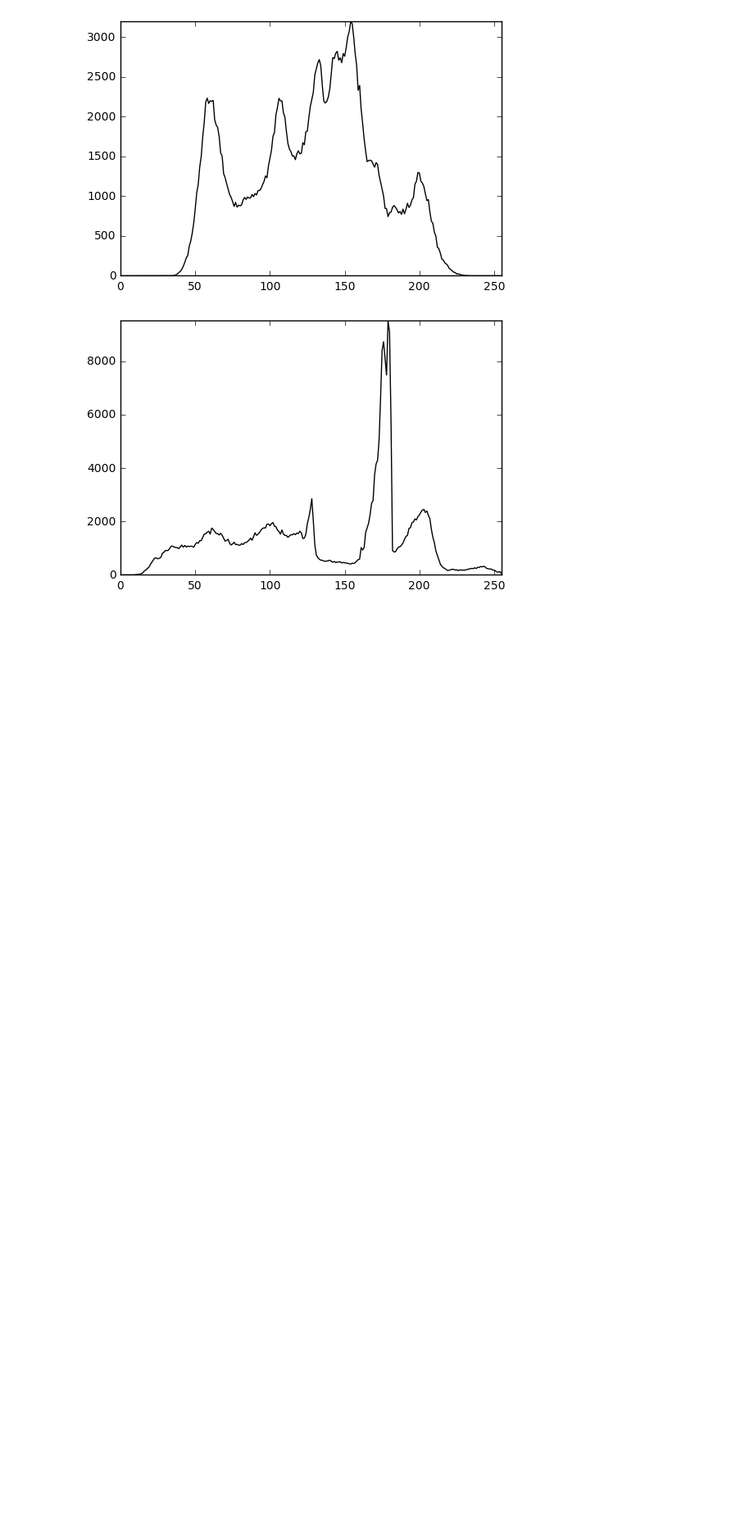
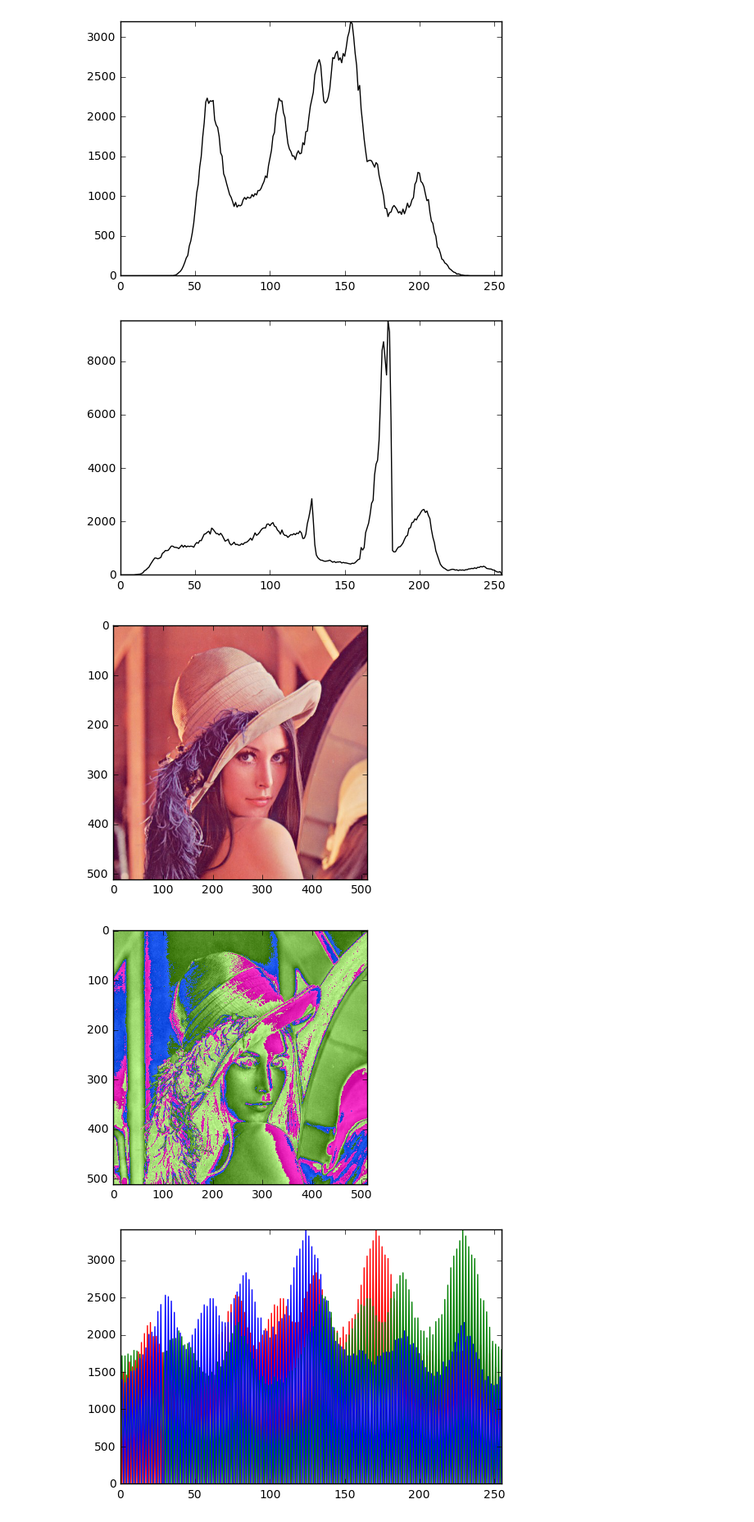
Before and after one commit to KotzMarsa/graphics-and-music-processing, a Jupyter notebook: lab4.ipynb, the cells around one changed output. Shown at 82% size. Saved outputs shown, nothing was run; the diff lists cells and outputs as text; code cells hidden in the pictures; blank space fills up the shorter version.

```diff
--- a/lab4.ipynb
+++ b/lab4.ipynb
@@ -51,13 +51,16 @@ histogramk(ship)
 [figure]
 [figure]
 # %%
-def contrast (picture, a):
+def contrast2 (picture, a):
+    cpicture = np.copy(picture)
     LUT = [0 for _ in xrange(256)]
-    for x in picture:
+    for x in cpicture:
         for y in x:
-            if ((a*(i-255/2)+255/2) < 0):
-                LUT[i] = 0
-            if ((a*(i-255/2)+255/2) < 255):
-                LUT[i] = a*(i-255/2) + i
-            if ((a*(i-255/2)+255/2) > 255):
-                LUT[i] = 255
+            for i, _ in enumerate(LUT):
+                if ((a*(i-255/2)+255/2) < 0):
+                    LUT[i] = 0
+                elif ((a*(i-255/2)+255/2) < 255):
+                    LUT[i] = a*(i-255/2) + i
+                else:
+                    LUT[i] = 255
+    return cpicture
@@ -64,3 +78,23 @@ def contrast (picture, a):
+# %%
+def contrast (cpicture, a,b,c):
+    picture = np.copy(cpicture)
+    for x, row in enumerate(picture):
+        for y, col in enumerate(row):
+            picture[x][y][0] = picture[x][y][0] * a
+            picture[x][y][1] = picture[x][y][1] * b
+            picture[x][y][2] = picture[x][y][2] * c
+    return picture
+# %%
+plt.imshow(lena)
+plt.show()
+lena2 = YCbCrtoRGB(contrast(RGBtoYCbCr(lena),2,0,0))
+plt.imshow(lena2)
+plt.show()
+histogramrgb(lena2)
+# %% [output]
+[figure, added]
+[figure, added]
+[figure, added]
 # %%
 def RGBtoYCbCr(picture):
     YCbCrpicture = np.copy(picture)
```
Also changed, not shown: parts of 5 cells of this notebook, 13 other files.
